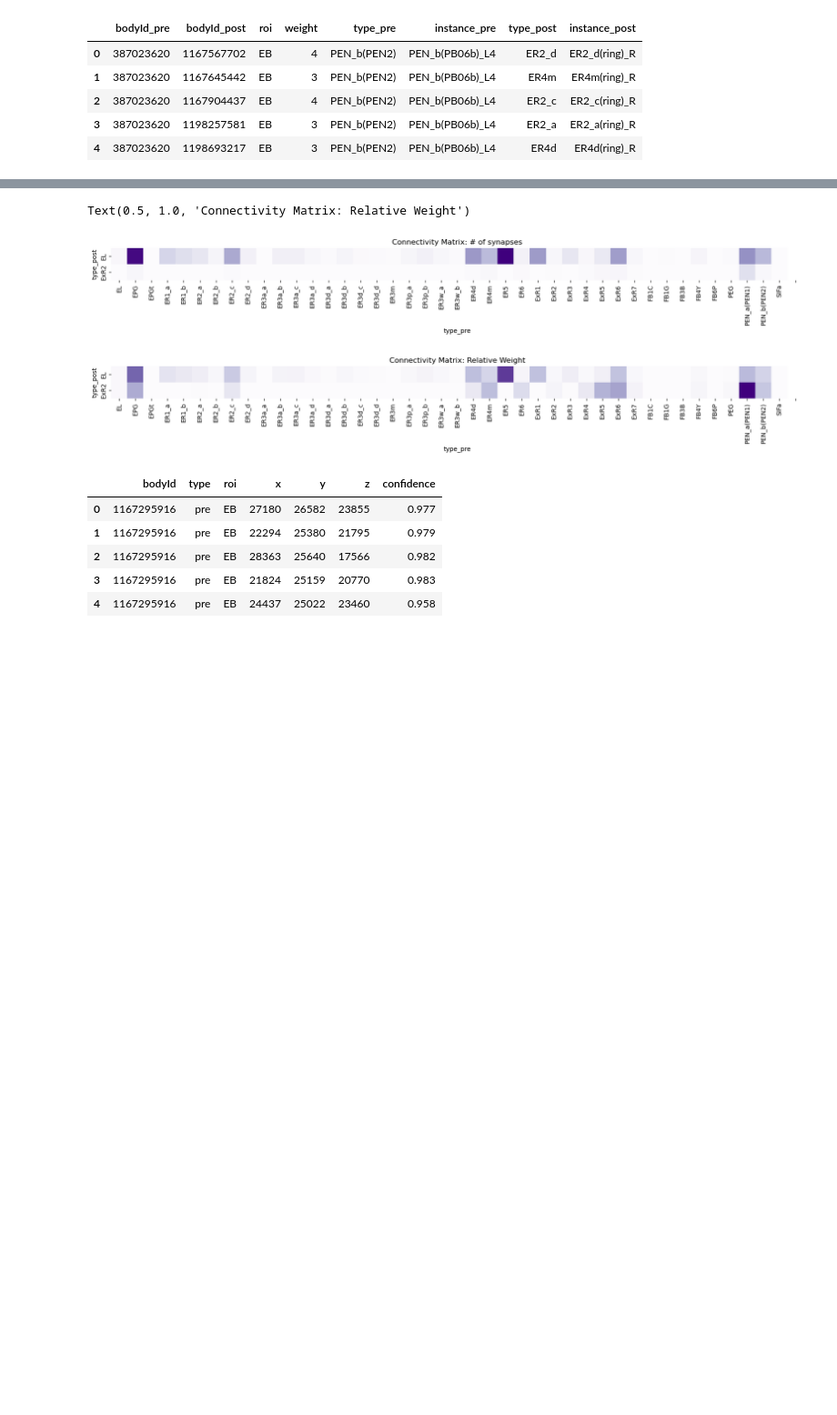
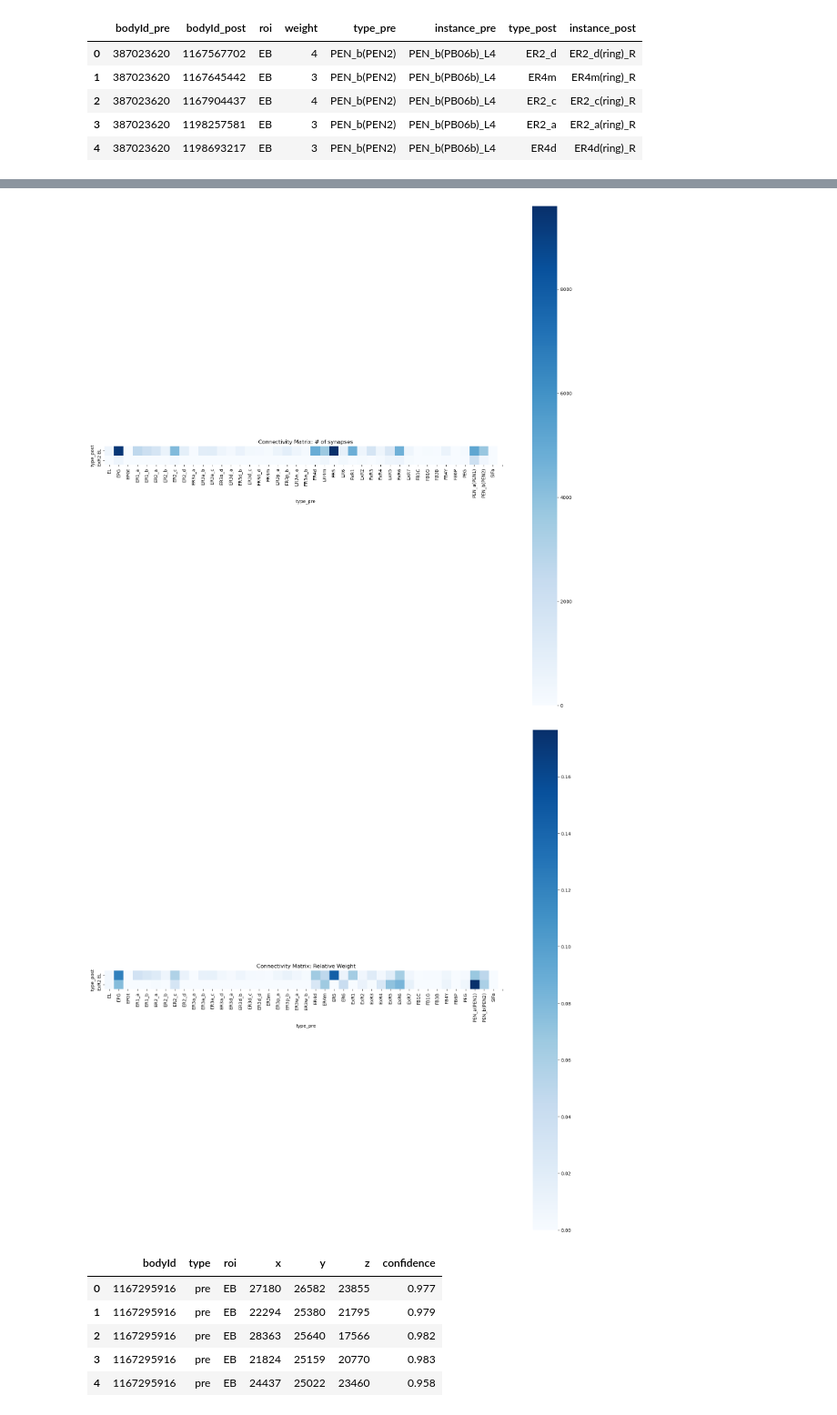
Before and after one commit to yfisher-lab/NeuromodPlasticity, a Jupyter notebook: Notebooks/connectomics_analysis/EL_connectomics.ipynb, the cells around one changed output, grey strips where cells are left out. Shown at 91% size. Cells and saved outputs as stored; diff of their text form; code cells hidden in the pictures; blank space fills up the shorter version.

Commit message:
navis plots

```diff
--- a/Notebooks/connectomics_analysis/EL_connectomics.ipynb
+++ b/Notebooks/connectomics_analysis/EL_connectomics.ipynb
@@ -32,6 +33,9 @@ TOKEN = 'eyJhbGciOiJIUzI1NiIsInR5cCI6IkpXVCJ9.eyJlbWFpbCI6Im1hcmsucGxpdHRAYmVya2
 DATASET = 'hemibrain:v1.2.1'
 
 c = npt.Client('neuprint.janelia.org', dataset=DATASET, token=TOKEN)
+# %%
+figfolder = pathlib.Path('/media/mplitt/SSD_storage/fig_scratch/EL_connectomics')
+figfolder.mkdir(parents=True, exist_ok=True)
 # %%
 # get body IDs for all EL PEG, EPG, PENa, PENb
 pre_query = NC(type=['EL', 'EPG', 'PEG', 'PEN_a.*', 'PEN_b.*', 'ExR2'], outputRois=['EB'])
@@ -155,17 +140,18 @@ conn_df['relative_weight'] = relative_weights
 # %%
 fig, ax = plt.subplots(figsize=(20, 20))
 conn_matrix_df = npt.connection_table_to_matrix(conn_df, weight_col='weight', sort_by='type', group_cols='type')
 
 sns.heatmap(conn_matrix_df.T,
-            cmap='Purples', annot=False, ax = ax, square=True, cbar=False, vmin=0, vmax=np.nanpercentile(conn_matrix_df.values,99))
+            cmap='Blues', annot=False, ax = ax, square=True, cbar=True, vmin=0, vmax=np.nanpercentile(conn_matrix_df.values,99))
 ax.set_title('Connectivity Matrix: # of synapses')
+fig.savefig(figfolder / 'el_exr2_inputs_synapse_count.pdf', bbox_inches='tight')
 
 fig, ax = plt.subplots(figsize=(20, 20))
 conn_matrix_df = npt.connection_table_to_matrix(conn_df, weight_col='relative_weight', sort_by='type', group_cols='type')
 sns.heatmap(conn_matrix_df.T,
-            cmap='Purples', annot=False, ax=ax, square=True, cbar=False, vmin=0, vmax=np.nanpercentile(conn_matrix_df.values,99))
+            cmap='Blues', annot=False, ax=ax, square=True, cbar=True, vmin=0, vmax=np.nanpercentile(conn_matrix_df.values,99))
 ax.set_title('Connectivity Matrix: Relative Weight')
+fig.savefig(figfolder / 'el_exr2_inputs_relative_weight.pdf', bbox_inches='tight')
 # %% [output]
-Text(0.5, 1.0, 'Connectivity Matrix: Relative Weight')
-[figure, old version]
+[figure, new version]
-[figure, old version]
+[figure, new version]
```
Also changed, not shown: parts of 8 cells of this notebook, 1 other file.
